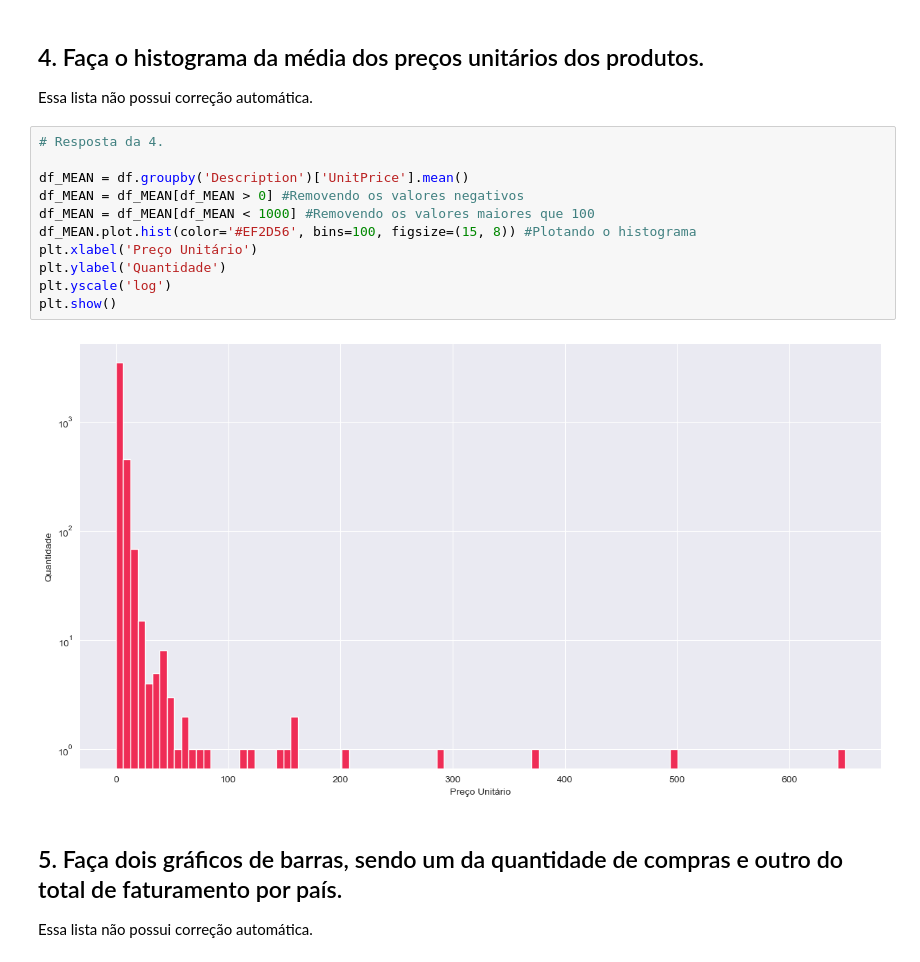
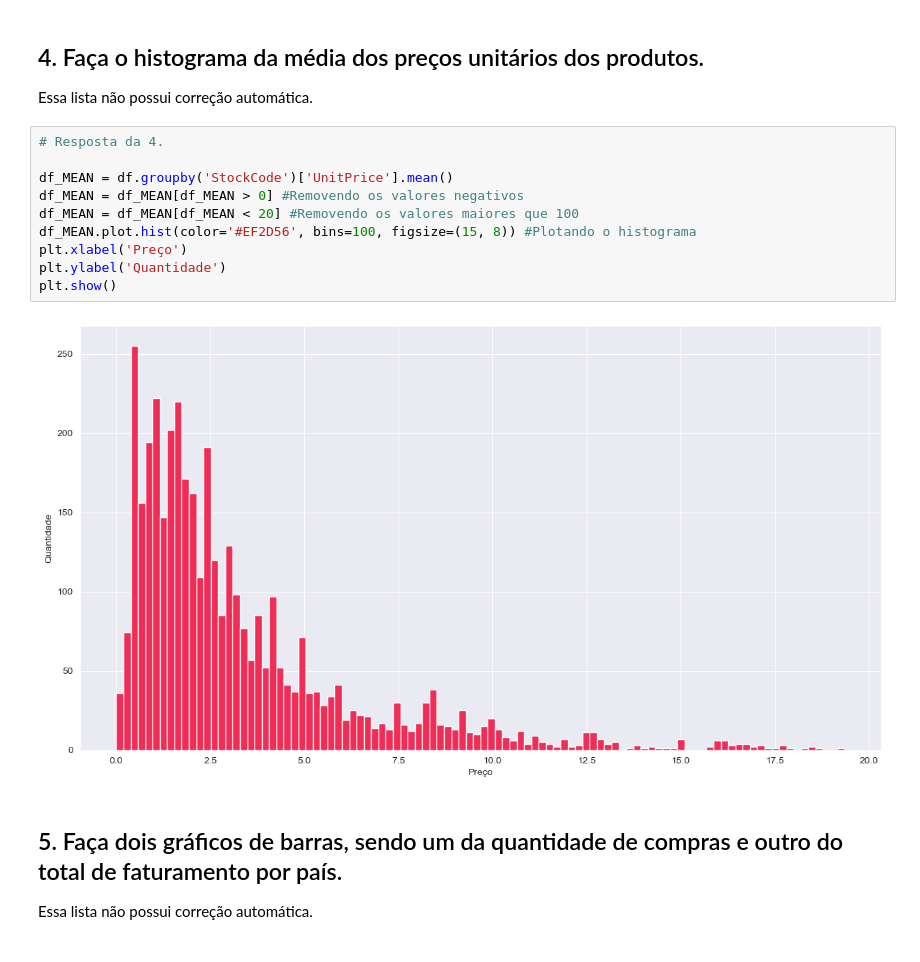
Before and after one commit to miguelribeirokk/Data-Science-Labs, a Jupyter notebook: Atividades/LAB6 - Visualizacao/Miguel- 4680-Lab6-.ipynb, the cells around one changed output. Drawn from its saved outputs; the diff is of its cells as text.

```diff
--- a/Atividades/LAB6 - Visualizacao/Miguel- 4680-Lab6.ipynb
+++ b/Atividades/LAB6 - Visualizacao/Miguel- 4680-Lab6-.ipynb
@@ -334,16 +324,15 @@ Essa lista não possui correção automática.
 # %%
 # Resposta da 4.
 
-df_MEAN = df.groupby('Description')['UnitPrice'].mean()
+df_MEAN = df.groupby('StockCode')['UnitPrice'].mean()
 df_MEAN = df_MEAN[df_MEAN > 0] #Removendo os valores negativos
-df_MEAN = df_MEAN[df_MEAN < 1000] #Removendo os valores maiores que 100
+df_MEAN = df_MEAN[df_MEAN < 20] #Removendo os valores maiores que 100
 df_MEAN.plot.hist(color='#EF2D56', bins=100, figsize=(15, 8)) #Plotando o histograma
-plt.xlabel('Preço Unitário')
+plt.xlabel('Preço')
 plt.ylabel('Quantidade')
-plt.yscale('log')
 plt.show()
 # %% [output]
-[figure, old version]
+[figure, new version]
 # %% [markdown]
 ## 5. Faça dois gráficos de barras, sendo um da quantidade de compras e outro do total de faturamento por país.
 Essa lista não possui correção automática.
```
Also changed, not shown: parts of 3 cells of this notebook.
